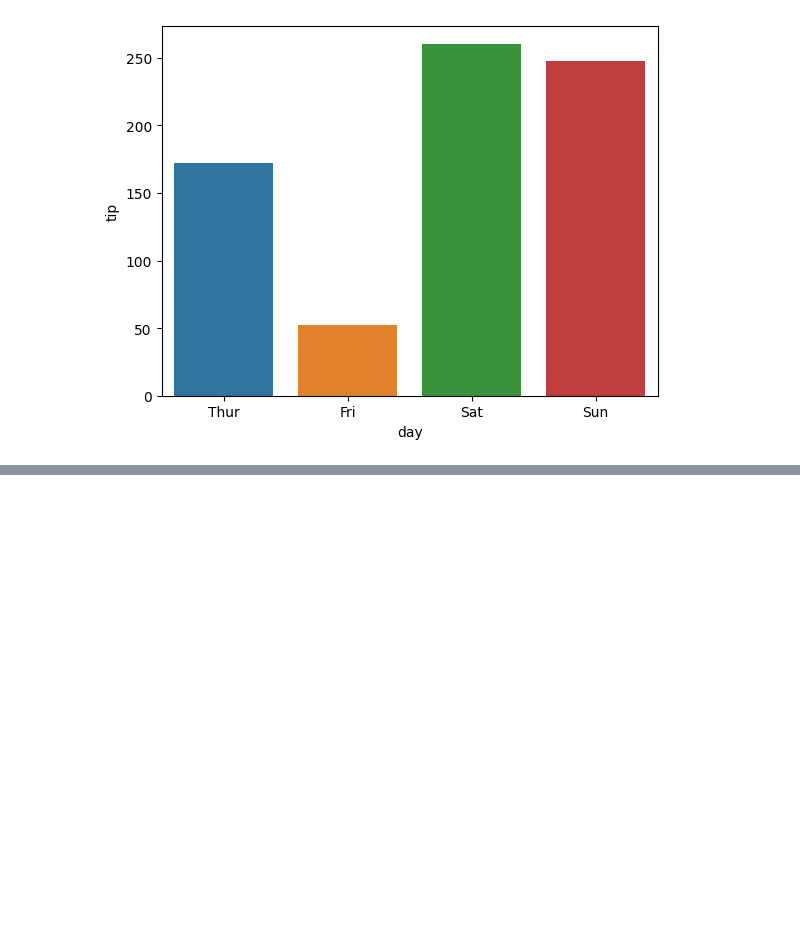
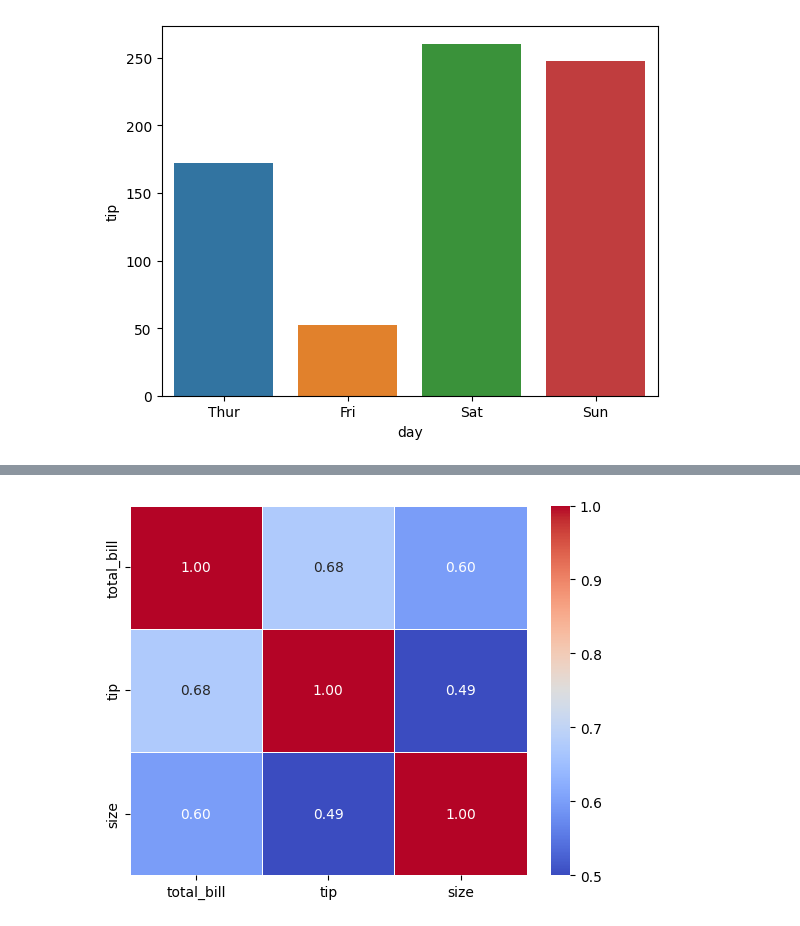
Before and after one commit to UFAC-SI/tesi1-26, a Jupyter notebook: notebooks/eda_estatistica.ipynb, the cells around one changed output, grey strips where cells are left out. Drawn from its saved outputs; the diff is of its cells as text; code cells hidden in the pictures; blank space fills up the shorter version.

```diff
--- a/notebooks/eda_estatistica.ipynb
+++ b/notebooks/eda_estatistica.ipynb
@@ -112,0 +152,8 @@ plt.show()
+# %%
+# Matriz de correlação
+colunas = tips.select_dtypes(include=['number'])
+matriz = colunas.corr(method='pearson')
+sns.heatmap(matriz, annot=True, cmap='coolwarm', vmin=0.5, vmax=1, fmt='.2f', linewidths=0.5)
+plt.show()
+# %% [output]
+[figure, added]
```
Also changed, not shown: parts of 3 cells of this notebook.
